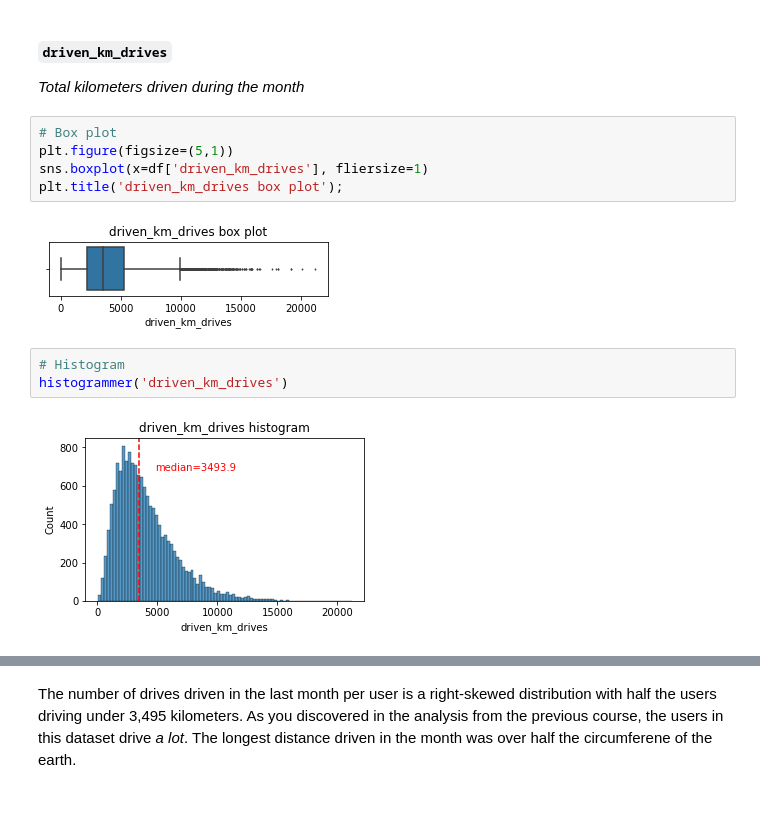
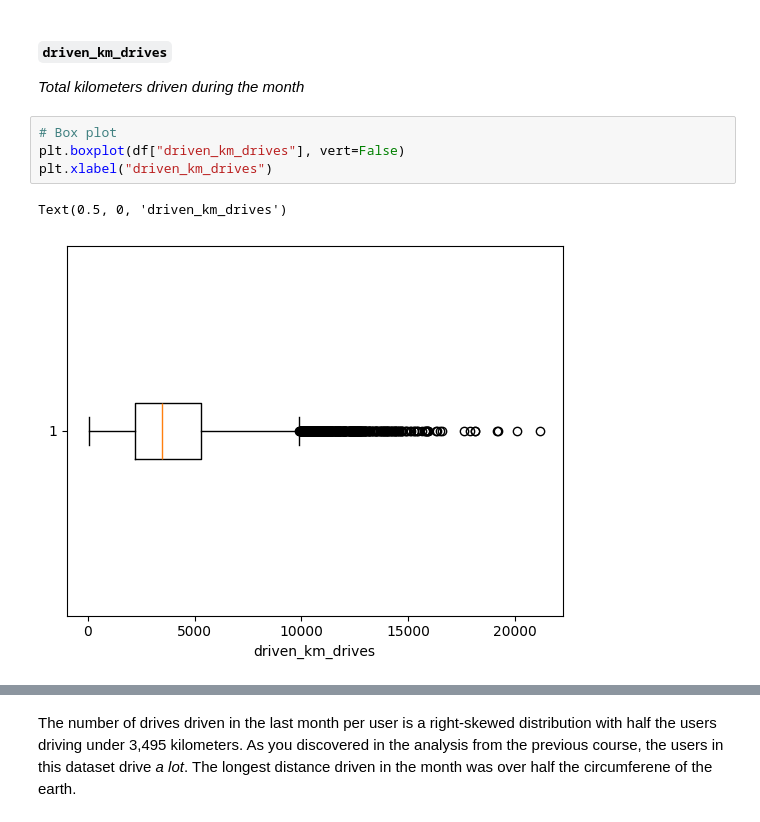
Before and after one commit to asuresh213/Data-Analytics-and-ML-with-torch, a Jupyter notebook: Google Adv Data Analytics - Capstone Project/Course 3 Waze project lab.ipynb, the cells around one changed output, grey strips where cells are left out. Drawn from its saved outputs; the diff is of its cells as text.

```diff
--- a/Google Adv Data Analytics - Capstone Project/Course 3 Waze project lab.ipynb
+++ b/Google Adv Data Analytics - Capstone Project/Course 3 Waze project lab.ipynb
@@ -243,13 +278,8 @@ onboarding) is a uniform distribution with values ranging from near-zero to \~3,
 _Total kilometers driven during the month_
 # %%
 # Box plot
-plt.figure(figsize=(5,1))
-sns.boxplot(x=df['driven_km_drives'], fliersize=1)
-plt.title('driven_km_drives box plot');
+plt.boxplot(df["driven_km_drives"], vert=False)
+plt.xlabel("driven_km_drives")
 # %% [output]
+Text(0.5, 0, 'driven_km_drives')
-[figure, old version]
+[figure, new version]
-# %%
-# Histogram
-histogrammer('driven_km_drives')
-# %% [output]
-[figure, removed]
```
Also changed, not shown: parts of 49 cells of this notebook, 4 other files.
